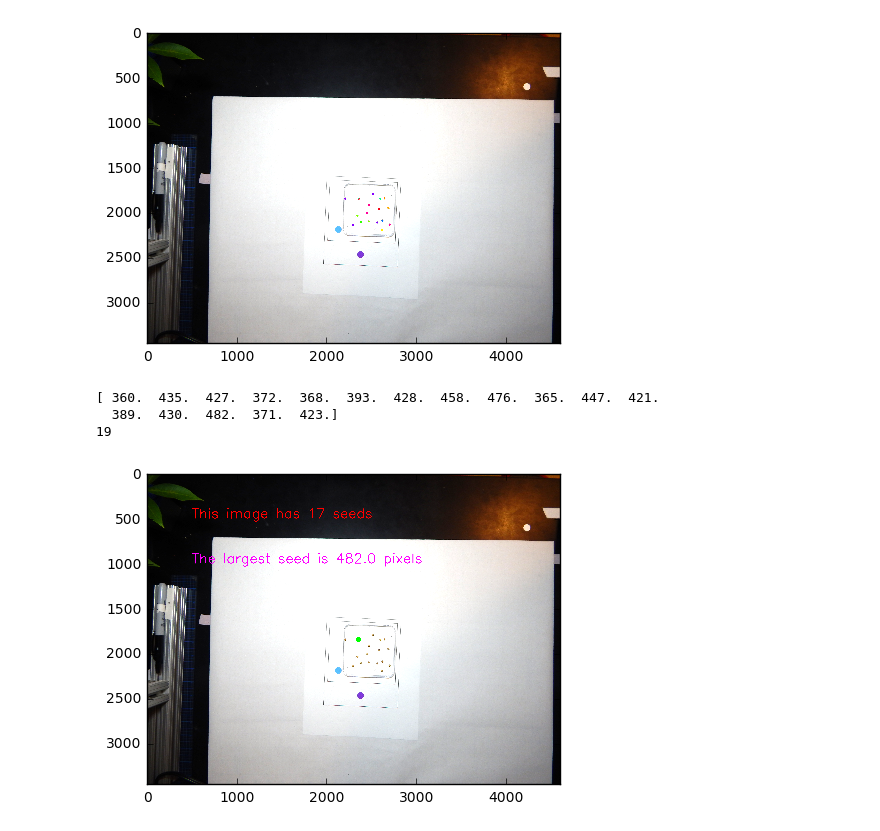
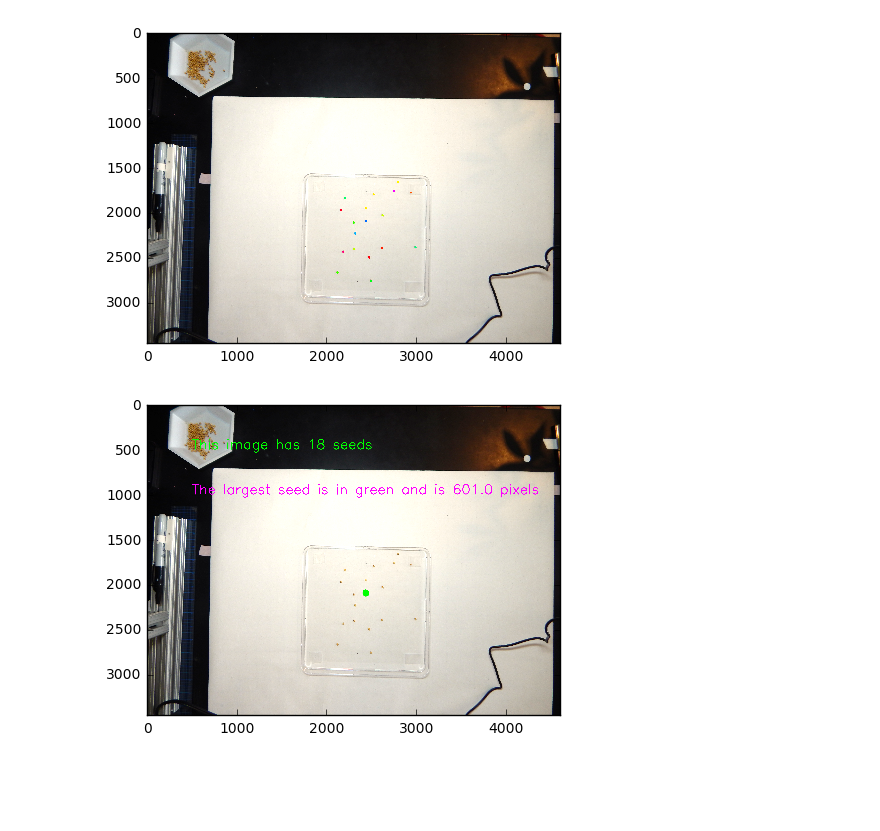
Before and after one commit to danforthcenter/outreach, a Jupyter notebook: sorghum-seed-phenotyping.ipynb, the cells around one changed output. Saved outputs shown, nothing was run; the diff lists cells and outputs as text; code cells hidden in the pictures; blank space fills up the shorter version.

```diff
--- a/sorghum-seed-phenotyping.ipynb
+++ b/sorghum-seed-phenotyping.ipynb
@@ -14,7 +14,7 @@ from plantcv.dev.color_palette import color_palette
 # STEP 2: Set global variables
 device = 0                                                      # Workflow step counter
 debug = 'plot'                                                  # Plot debug images to the notebook
-rgb_img = './sample-data/sorghum-seed.jpg'                # Image filename
+rgb_img = './sample-data/sorghum-seed1.jpg'                # Image filename
 genotype = 'sorghum'                                              # Plant genotype ID
 outfile = str(genotype) + '_plantcv_results.txt'                # Output filename
 # %%
@@ -128,7 +128,7 @@ device, seed_objects, seed_hierarchy = pcv.find_objects(img, fill_image, device,
 #    w_adj     = adjust width
 #    h_adj     = adjust height
 device, roi1, roi_hierarchy1 = pcv.define_roi(img, 'rectangle', device, None, 'default', debug, True,
-                                             2200, 1600, -1900, -1200)
+                                             1800, 1600, -1500, -500)
 #                                            ^                ^
 #                                            |________________|
 #                                            adjust these four values
@@ -162,7 +162,7 @@ for i in range(0, len(roi_objects)):
 plt.imshow(cv2.cvtColor(img_copy, cv2.COLOR_BGR2RGB))
 plt.show()
 # %% [output]
-[figure, old version]
+[figure, new version]
 # %%
 # STEP 12: Measure the area of each seed
 shape_header = [] # Store the table header
@@ -175,36 +175,33 @@ for i in range(0, len(roi_objects)):
         #    contours = object list
         #    device   = device number. Used to count steps in the pipeline
         #    debug    = None, print, or plot. Print = save to file, Plot = print to screen.
         device, obj, mask = pcv.object_composition(img, [roi_objects[i]], np.array([[roi_obj_hierarchy[0][i]]]),
                                                    device, None)
         if obj is not None:
             # Measure the area and other shape properties of each seed
             # Inputs:
             #    img             = image object (most likely the original), color(RGB)
             #    imgname         = name of image
             #    obj             = single or grouped contour object
             #    device          = device number. Used to count steps in the pipeline
             #    debug           = None, print, or plot. Print = save to file, Plot = print to screen.
             #    filename        = False or image name. If defined print image
             device, shape_header, shape_data, shape_img = pcv.analyze_object(img, rgb_img, obj, mask, device, None)
 
             if shape_data is not None:
                 table.append(shape_data[1])
 
 data_array=np.array(table)
 maxval=np.argmax(data_array)
 maxseed=np.copy(img)
 cv2.drawContours(maxseed, roi_objects, maxval, (0,255,0), 50)
 
 imgtext="This image has "+str(len(data_array))+" seeds"
-sizeseed="The largest seed is "+str(data_array[maxval])+" pixels"
-cv2.putText(maxseed, imgtext,(500,500), cv2.FONT_HERSHEY_SIMPLEX, 5,(0,0,255),10)
+sizeseed="The largest seed is in green and is "+str(data_array[maxval])+" pixels"
+cv2.putText(maxseed, imgtext,(500,500), cv2.FONT_HERSHEY_SIMPLEX, 5,(0,255,0),10)
 cv2.putText(maxseed, sizeseed,(500,1000), cv2.FONT_HERSHEY_SIMPLEX, 5,(255,0,255),10)
 pcv.print_image(maxseed,"maxseed.jpg")
 plt.imshow(cv2.cvtColor(maxseed, cv2.COLOR_BGR2RGB))
 plt.show()
 # %% [output]
-[ 360.  435.  427.  372.  368.  393.  428.  458.  476.  365.  447.  421.
-  389.  430.  482.  371.  423.]
-19
-[figure, old version]
+[figure, new version]
```
Also changed, not shown: parts of 9 cells of this notebook, 12 other files.
